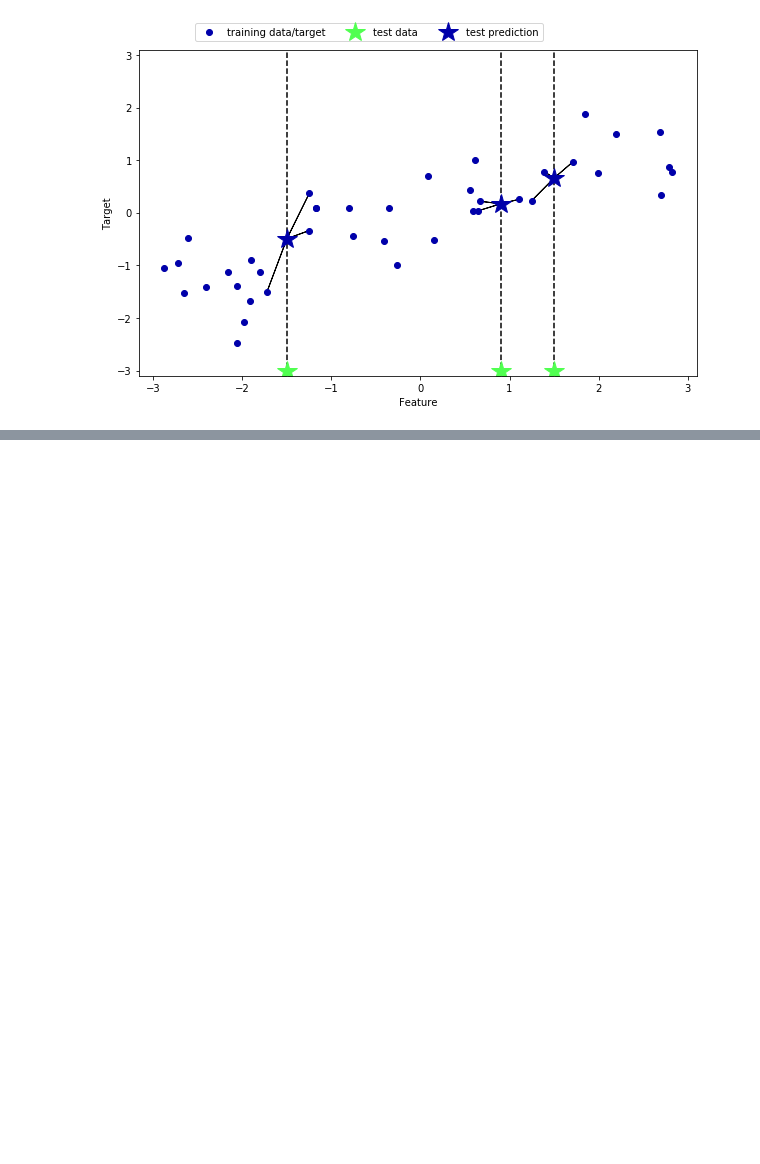
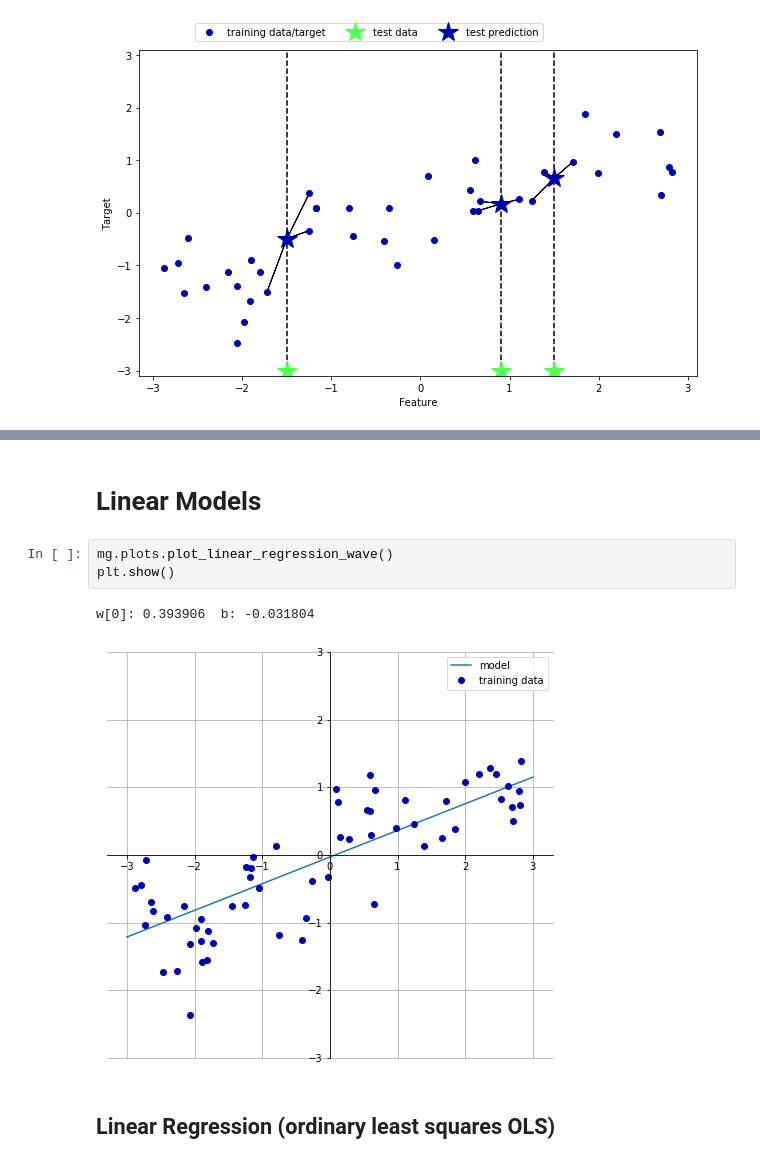
Before and after one commit to dmytronasyrov/MachineLearning, a Jupyter notebook: ML.ipynb, the cells around one changed output, grey strips where cells are left out. Cells and saved outputs as stored; diff of their text form; blank space fills up the shorter version.

Commit message:
add linear models

```diff
--- a/ML.ipynb
+++ b/ML.ipynb
@@ -204,3 +198,13 @@ axes[0].legend(["Model predictions", "Training data/target", "Test data/target"]
 plt.show()
 # %% [output]
 [figure]
+# %% [markdown]
+# Linear Models
+# %%
+mg.plots.plot_linear_regression_wave()
+plt.show()
+# %% [output]
+w[0]: 0.393906  b: -0.031804
+[figure, added]
+# %% [markdown]
+## Linear Regression (ordinary least squares OLS)
```
Also changed, not shown: parts of 23 cells of this notebook.
